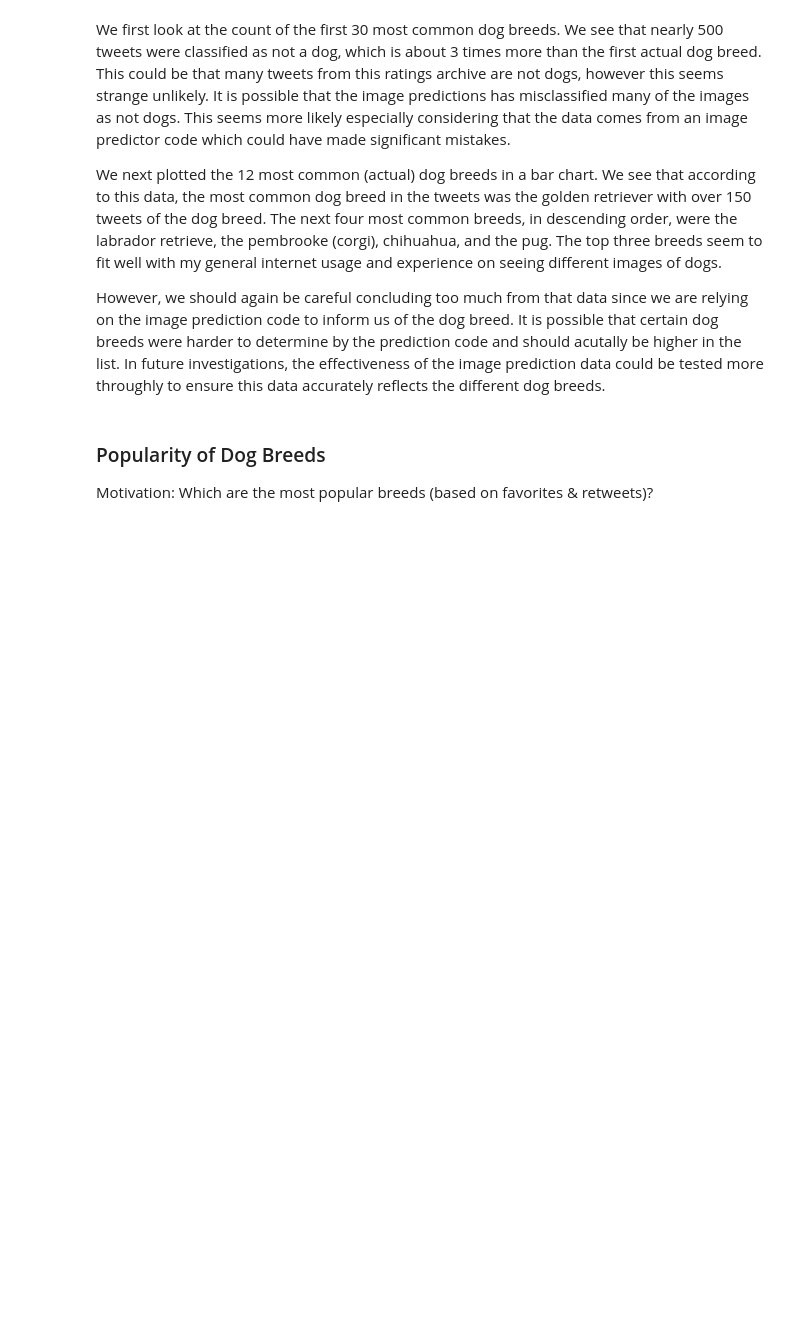
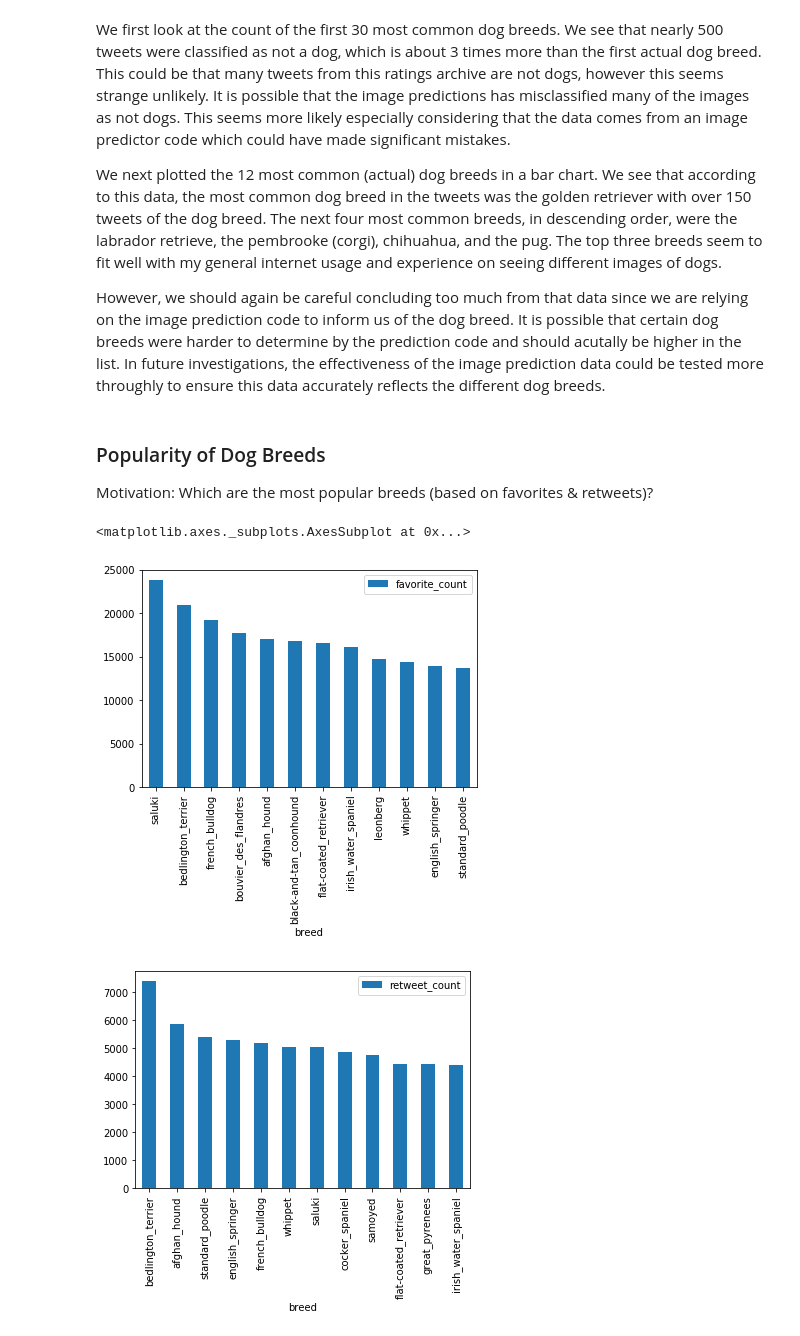
Before and after one commit to MrGeislinger/UdacityDAND_Proj_WrangleAndAnalyzeData, a Jupyter notebook: wrangle_act.ipynb, the cells around one changed output. Cells and saved outputs as stored; diff of their text form; code cells hidden in the pictures; blank space fills up the shorter version.

Commit message:
feat: Add bar plots of retweet and favorite counts by breed in insights

```diff
--- a/wrangle_act.ipynb
+++ b/wrangle_act.ipynb
@@ -962,3 +961,15 @@ However, we should again be careful concluding too much from that data since we
 ### Popularity of Dog Breeds
 
 Motivation: Which are the most popular breeds (based on favorites & retweets)?
+# %%
+# Plot based on a particular factor
+def plot_based_on(factor):
+    return df_dog_rate[[factor]].sort_values(factor,ascending=False)[:12].plot(kind='bar')
+
+# Look at favorite count and retweet count plots
+plot_based_on('favorite_count')
+plot_based_on('retweet_count')
+# %% [output]
+<matplotlib.axes._subplots.AxesSubplot at 0x...>
+[figure, added]
+[figure, added]
```
Also changed, not shown: parts of 1 cell of this notebook.
